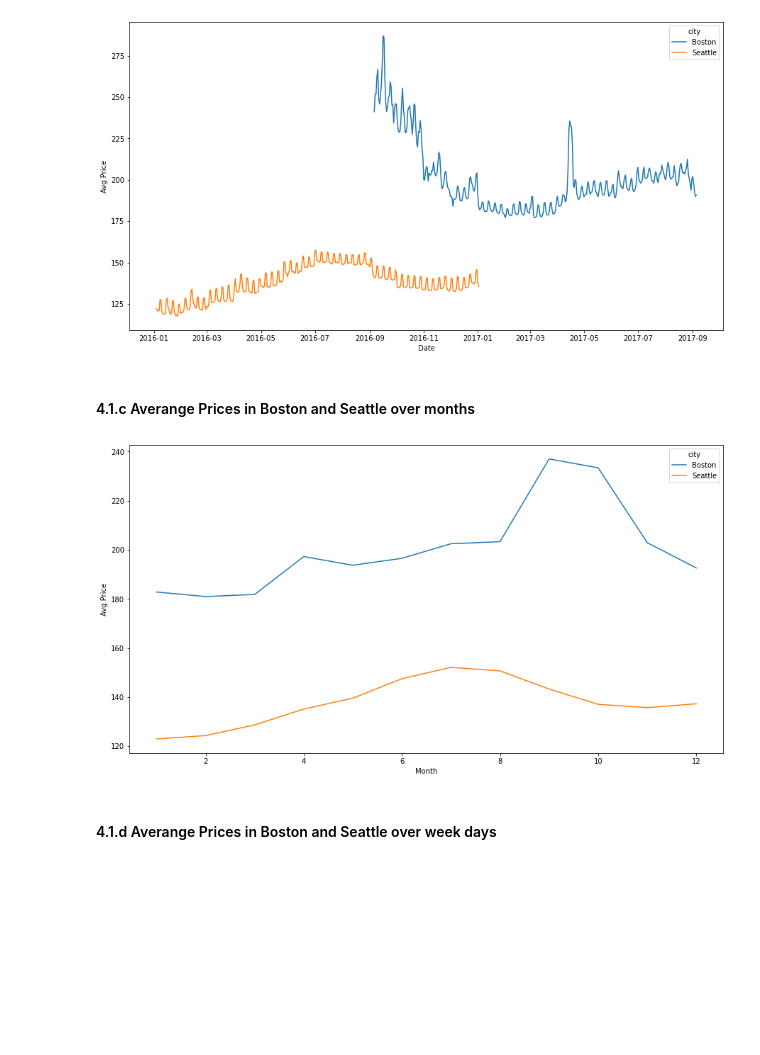
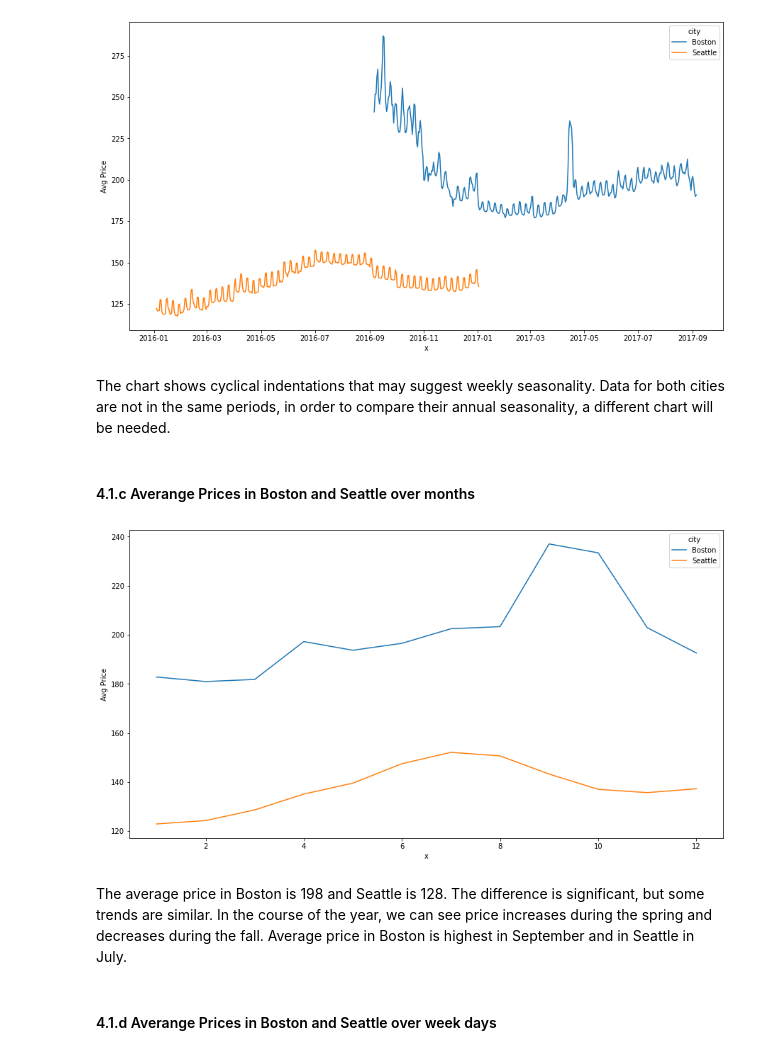
Before and after one commit to chrapkus/airbnb-analysis, a Jupyter notebook: airbnb-data-analysis.ipynb, the cells around one changed output. Cells and saved outputs as stored; diff of their text form; code cells hidden in the pictures; blank space fills up the shorter version.

```diff
--- a/airbnb-data-analysis.ipynb
+++ b/airbnb-data-analysis.ipynb
@@ -161,20 +142,15 @@ plt.show()
 # %% [output]
 [figure]
+# %% [markdown]
+The chart shows cyclical indentations that may suggest weekly seasonality. Data for both cities are not in the same periods, in order to compare their annual seasonality, a different chart will be needed.
 # %% [markdown]
 #### 4.1.c Averange Prices in Boston and Seattle over months
 # %%
-calendar_grouped_by_date = calendar[~calendar['price'].isna()].groupby(['month', 'city'], as_index = False).mean()
-calendar_grouped_by_date = calendar_grouped_by_date.sort_values(by=['city'])
-calendar_grouped_by_date.drop(columns = ['listing_id'], inplace = True)
-calendar_grouped_by_date
-
-plt.figure(figsize = (15,8))
-ax = sns.lineplot(data=calendar_grouped_by_date, x="month", y="price", hue="city")
-ax.set(xlabel='Month', ylabel='Avg Price')
-
-plt.show()
+line_plot(calendar, x = 'month', y = 'price', hue = 'city')
 # %% [output]
-[figure, old version]
+[figure, new version]
+# %% [markdown]
+The average price in Boston is 198 and Seattle is 128. The difference is significant, but some trends are similar. In the course of the year, we can see price increases during the spring and decreases during the fall. Average price in Boston is highest in September and in Seattle in July.
 # %% [markdown]
 #### 4.1.d Averange Prices in Boston and Seattle over week days
 # %%
```
Also changed, not shown: parts of 19 cells of this notebook, 1 other file.
